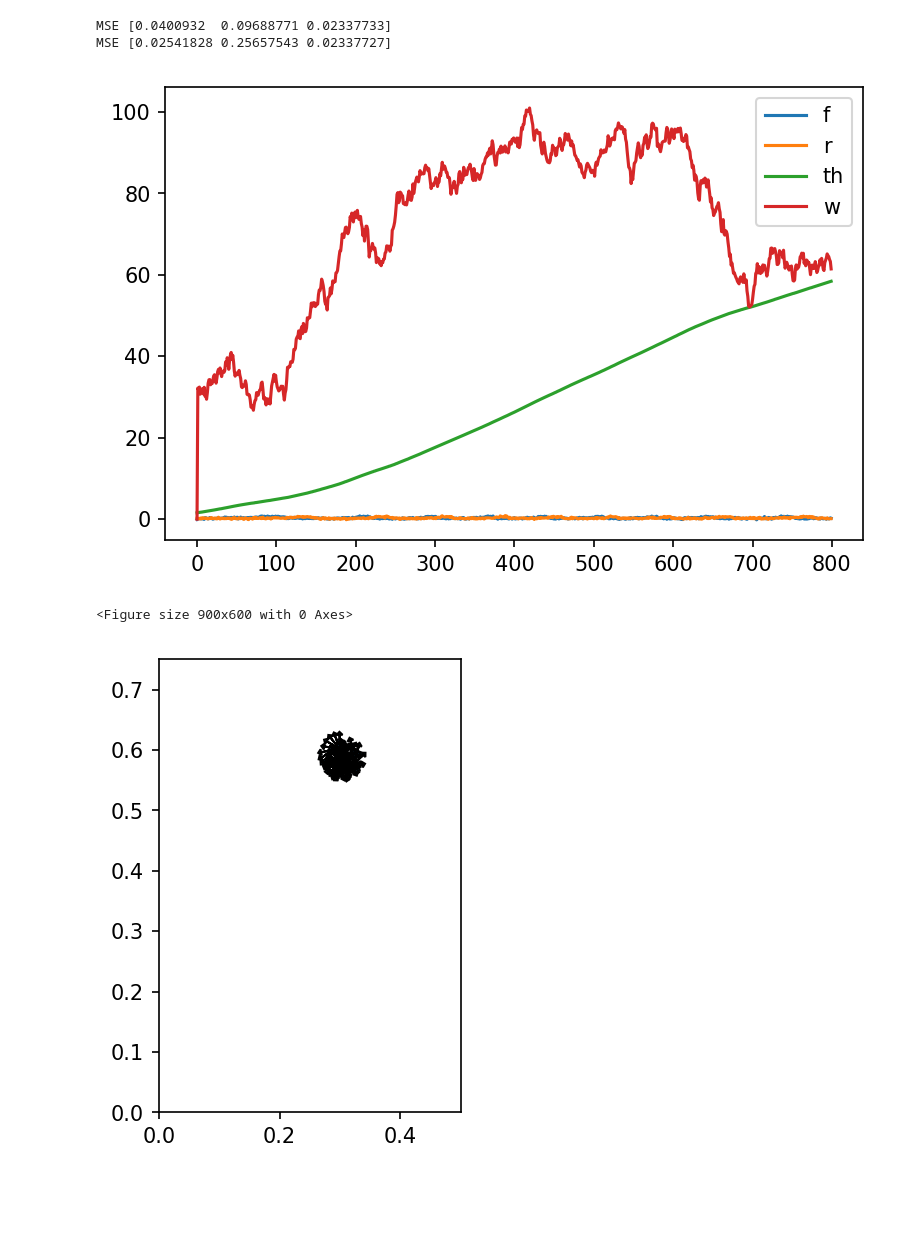
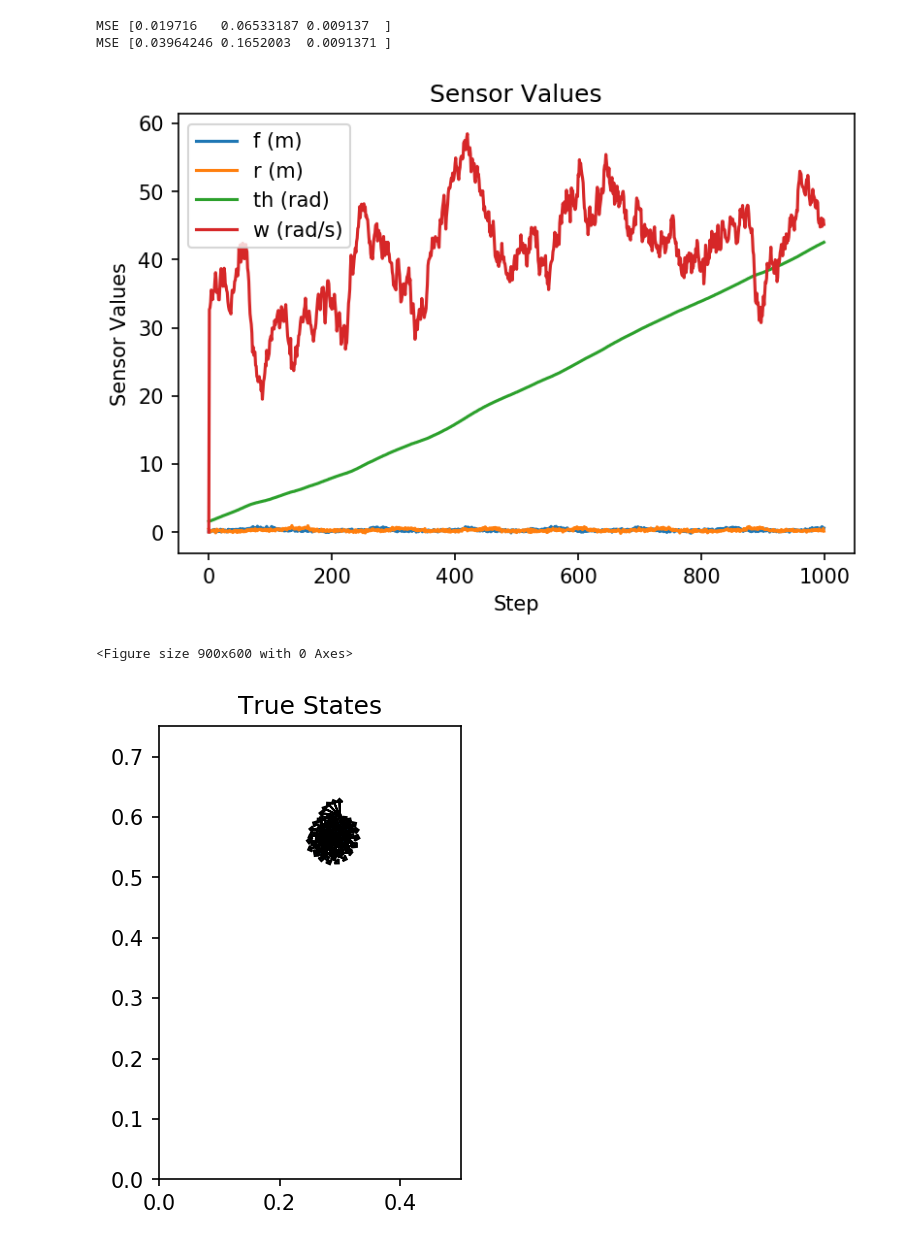
Before and after one commit to samer1248/ECE209AS-Lab3, a Jupyter notebook: project3_tests.ipynb, the cells around one changed output. Cells and saved outputs as stored; diff of their text form; code cells hidden in the pictures; blank space fills up the shorter version.

Commit message:
Created plots for report.

```diff
--- a/project3_tests.ipynb
+++ b/project3_tests.ipynb
@@ -46,47 +43,58 @@ def eval_one_traj(control_seq,init_state,obs_seq, seed =0, plot = True):
     pred_states2 = apply_kalman2(obs_seq,control_seq,init_state,init_cov,actuation_noise_cov,measure_noise_cov,spreading = 1)
 
     plt.plot(np.array(obs_seq))
-    plt.legend(['f','r','th','w'])
+    plt.legend(['f (m)','r (m)','th (rad)','w (rad/s)'])
+    plt.xlabel("Step")
+    plt.ylabel("Sensor Values")
+    plt.title("Sensor Values")
     plt.figure()
 
     if plot:
         plot_state_seq(state_seq,10)
+        plt.title("True States")
         plot_state_seq(pred_states2,10)
+        plt.title("Predicted States - Known Initial State")
         eval_states2(pred_states2,state_seq)
+        plt.title("Prediction Error - Known Initial State")
+        plt.xlabel("Step")
         print("MSE" , calc_mse(state_seq,pred_states2))
     return (state_seq,pred_states2)
 
 
 def eval_one_traj_unknown(control_seq,obs_seq, plot = True):
 
     init_cov = np.diag(np.ones((4,)))
     actuation_noise_cov = np.diag(actuation_noise_std)**2
     measure_noise_cov = np.diag(measurement_noise_std)**2
 
-    plt.figure()
-    plt.plot(np.array(obs_seq))
-    plt.legend(['f','r','th','w'])
+#     plt.figure()
+#     plt.plot(np.array(obs_seq))
+#     plt.legend(['f','r','th','w'])
 
 
 
     pred_states2 = apply_kalman2(obs_seq,control_seq,[W/2,L/2,0,0],init_cov,actuation_noise_cov,measure_noise_cov,spreading = 0.1)
 
     if plot:
         plot_state_seq(state_seq,10)
+        plt.title("True States")
         plot_state_seq(pred_states2,10)
+        plt.title("Predicted States - Unknown Initial State")
         eval_states2(pred_states2,state_seq)
+        plt.title("Prediction Error - Unknown Initial State")
+        plt.xlabel("Step")
         print("MSE" , calc_mse(state_seq,pred_states2))
     return (state_seq,pred_states2)
 
 
-control_seq = [[-60,60]]*800
+control_seq = [[-60,60]]*1000
 init_state = [0.30,0.6,0,0]
-state_seq,obs_seq = generate_measurement(init_state,control_seq,seed = 3)
+state_seq,obs_seq = generate_measurement(init_state,control_seq,seed = 5)
 eval_one_traj(control_seq,init_state,obs_seq);
 eval_one_traj_unknown(control_seq,obs_seq);
 # %% [output]
-MSE [0.0400932  0.09688771 0.02337733]
-MSE [0.02541828 0.25657543 0.02337727]
+MSE [0.019716   0.06533187 0.009137  ]
+MSE [0.03964246 0.1652003  0.0091371 ]
-[figure, old version]
+[figure, new version]
 <Figure size 900x600 with 0 Axes>
-[figure, old version]
+[figure, new version]
```
Also changed, not shown: parts of 7 cells of this notebook, 50 other files.
